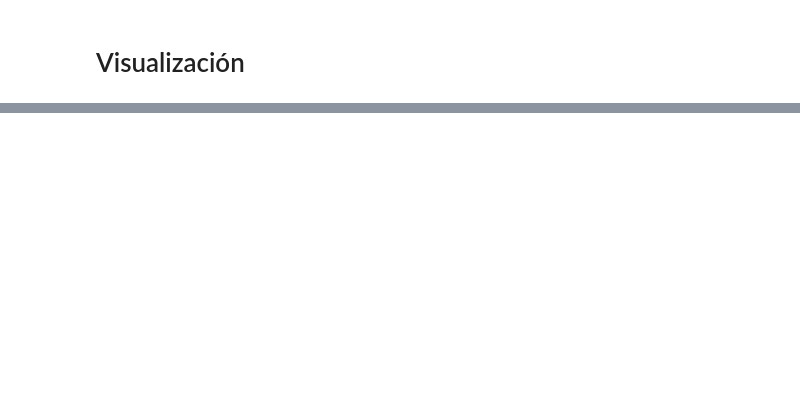
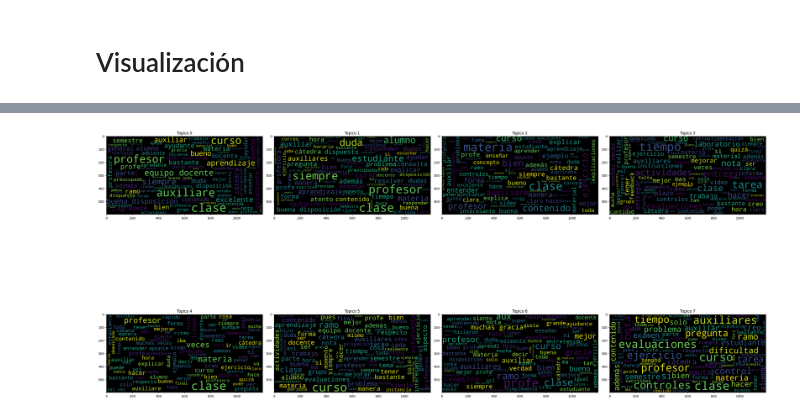
Before and after one commit to Repositivo/Procesamiento-de-comentarios, a Jupyter notebook: Notebooks/Generacion_categorias.ipynb, the cells around one changed output, grey strips where cells are left out. Saved outputs shown, nothing was run; the diff lists cells and outputs as text; code cells hidden in the pictures; blank space fills up the shorter version.

```diff
--- a/Notebooks/Generacion_categorias.ipynb
+++ b/Notebooks/Generacion_categorias.ipynb
@@ -225,0 +623,36 @@ ModuleNotFoundError: No module named 'pyLDAvis'
+# %%
+from wordcloud import WordCloud
+
+def plot_wordcloud(data, col, i):
+    # stopwords
+
+    stopwords = set(stopword_es)
+    text = ' '.join(data[col].astype(str).tolist())
+    # Generar el wordcloud
+
+    wordcloud = WordCloud(
+        background_color='black',
+        stopwords=stopwords,
+        max_words=100,
+        max_font_size=30,
+        scale=3,
+        random_state=1
+    ).generate(text)
+
+    # Mostrar la figura
+
+    axs[i // 4, i % 4].imshow(wordcloud)
+
+
+
+# Figura con las nubes para las 8 etiquetas
+
+fig, axs = plt.subplots(2, 4, figsize=(30, 20))
+for i in range(8):
+    plot_wordcloud(df[df['topico1'] == i], 'comentario',i)
+    ## nombre a cada grafico
+
+    axs[i // 4, i % 4].set_title(f"Topico {i}")
+plt.tight_layout()
+# %% [output]
+[figure, added]
```
Also changed, not shown: parts of 63 cells of this notebook, 7 other files.
